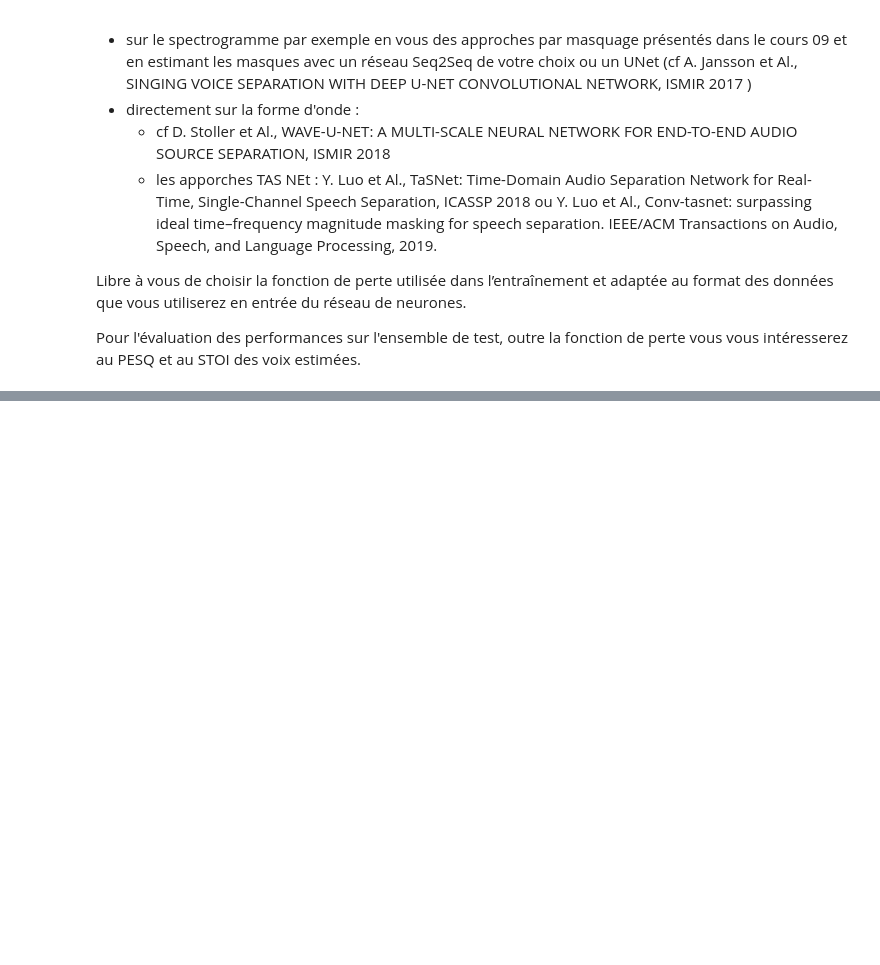
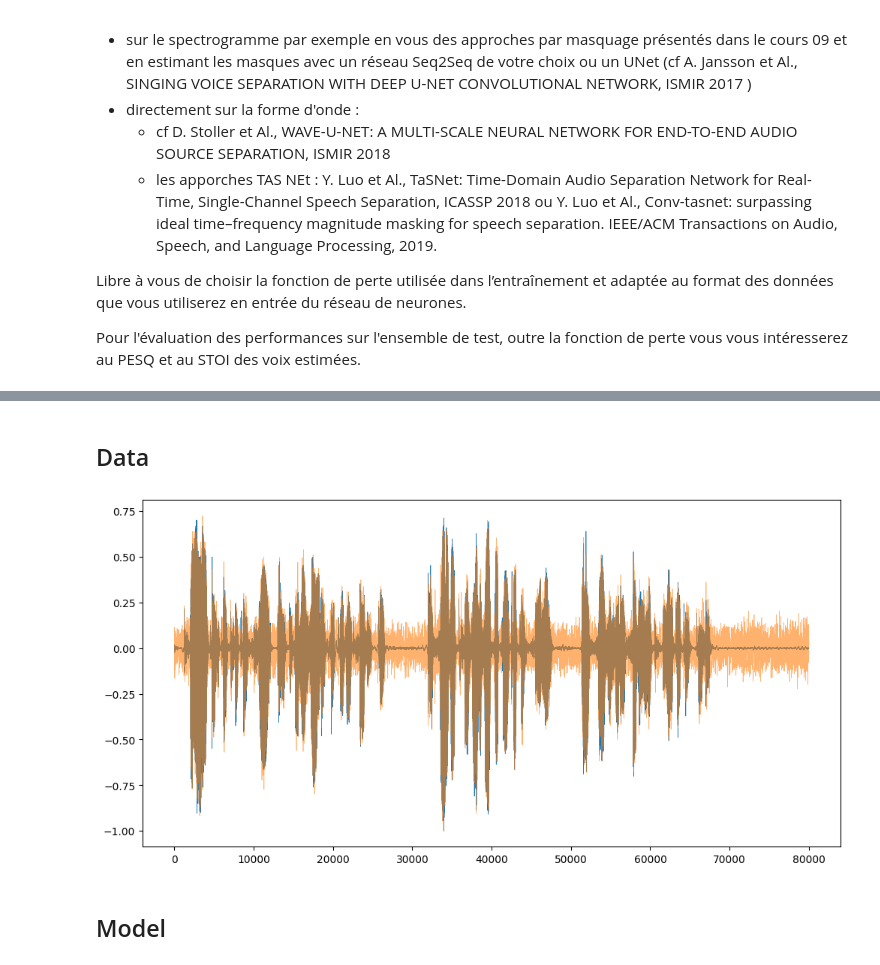
Before and after one commit to HugoRbrt/Deep_and_signal_denoising, a Jupyter notebook: projet.ipynb, the cells around one changed output, grey strips where cells are left out. Saved outputs shown, nothing was run; the diff lists cells and outputs as text; code cells hidden in the pictures; blank space fills up the shorter version.

```diff
--- a/projet.ipynb
+++ b/projet.ipynb
@@ -29,0 +56,29 @@ Pour l'évaluation des performances sur l'ensemble de test, outre la fonction de
+# %% [markdown]
+## Data
+# %%
+def normalize_waveform(waveform):
+    # Normalize the waveform in the range [-1, 1]
+    return waveform / np.max(np.abs(waveform))
+
+class AudioDenoisingDataset(Dataset):
+    def __init__(self, noisy_dir, clean_dir):
+        self.noisy_files = [os.path.join(noisy_dir, f) for f in os.listdir(noisy_dir) if f.endswith('.wav')]
+        self.clean_files = [os.path.join(clean_dir, f) for f in os.listdir(clean_dir) if f.endswith('.wav')]
+        assert len(self.noisy_files) == len(self.clean_files), "Mismatch in dataset size"
+
+    def __len__(self):
+        return len(self.noisy_files)
+
+    def __getitem__(self, idx):
+        # Use scipy.io.wavfile.read to read the wav file
+        noisy_rate, noisy_waveform = wavfile.read(self.noisy_files[idx])
+        clean_rate, clean_waveform = wavfile.read(self.clean_files[idx])
+
+        # convert clean_rate which is in int16 to float32
+        clean_waveform = clean_waveform.astype(np.float32)
+
+        # Apply normalization directly here
+        noisy_waveform = normalize_waveform(noisy_waveform)
+        clean_waveform = normalize_waveform(clean_waveform)
+
+        return noisy_waveform, clean_waveform
@@ -29,0 +112,17 @@ Pour l'évaluation des performances sur l'ensemble de test, outre la fonction de
+# %%
+train_dataset = AudioDenoisingDataset('voice_origin/train/', 'denoising/train/')
+test_dataset = AudioDenoisingDataset('voice_origin/test/', 'denoising/test/')
+
+train_loader = DataLoader(train_dataset, batch_size=32, shuffle=True)
+test_loader = DataLoader(test_dataset, batch_size=32, shuffle=False)
+# %%
+plt.figure(figsize=(12, 6))
+#get first item in train_loader
+noisy_waveform, waveform_denoised = next(iter(test_loader))
+plt.plot(noisy_waveform[0], linewidth=0.5, alpha=1)
+plt.plot(waveform_denoised[0], linewidth=0.5, alpha=0.6)
+plt.show()
+# %% [output]
+[figure, added]
+# %% [markdown]
+## Model
```
Also changed, not shown: parts of 6 cells of this notebook.
